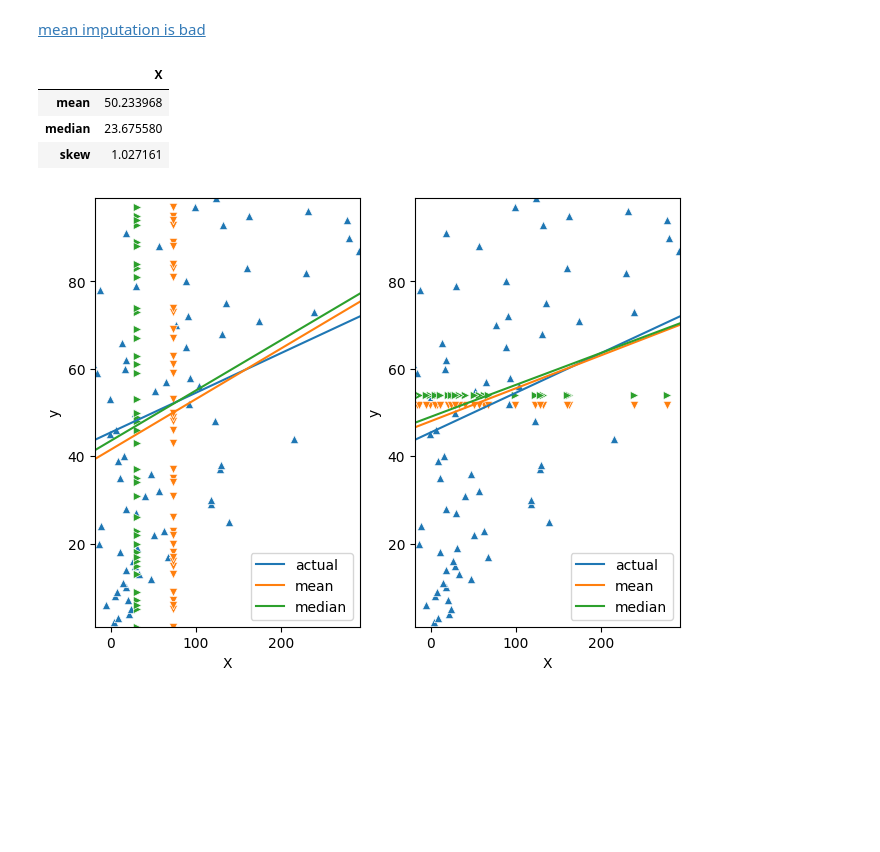
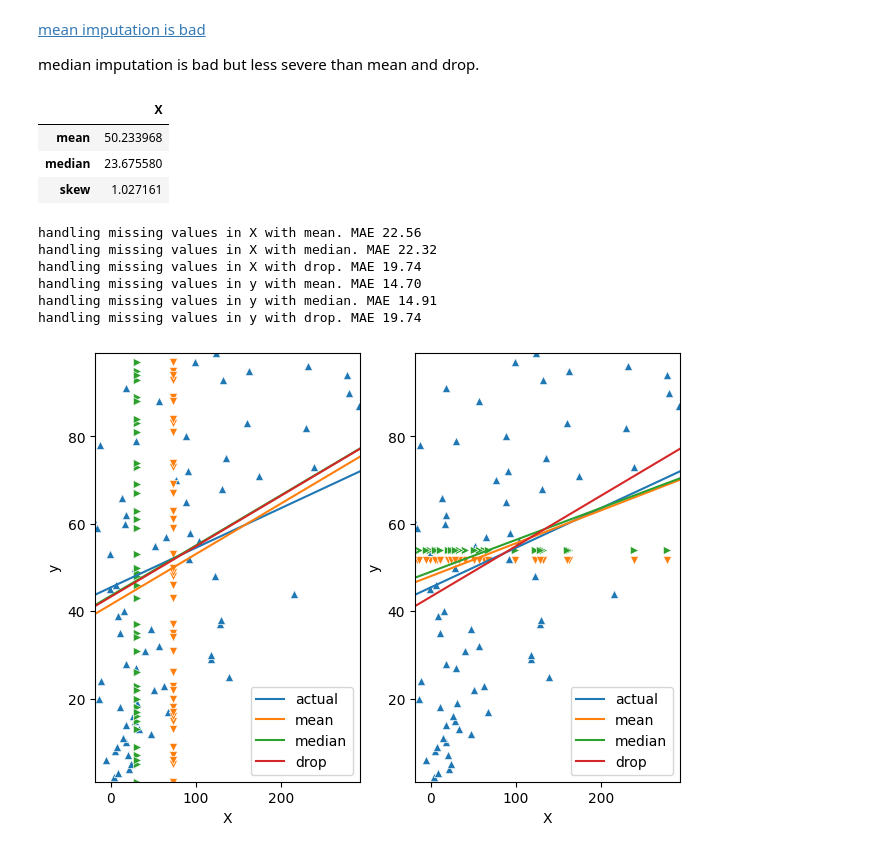
Before and after one commit to jasonrichdarmawan/hacktiv8-ftds-fase0, a Jupyter notebook: x_fase1/week04_day06_libur/pm/pm.ipynb, the cells around one changed output. Drawn from its saved outputs; the diff is of its cells as text; code cells hidden in the pictures; blank space fills up the shorter version.

```diff
--- a/x_fase1/week04_day06_libur/pm/pm.ipynb
+++ b/x_fase1/week04_day06_libur/pm/pm.ipynb
@@ -1,5 +1,7 @@
 # %% [markdown]
 [mean imputation is bad](https://www.theanalysisfactor.com/mean-imputation/#:~:text=Problem%20%231%3A%20Mean%20imputation%20does,of%20the%20mean%20remains%20unbiased.)
+
+median imputation is bad but less severe than mean and drop.
 # %%
 import pandas as pd
 import numpy as np
@@ -11,9 +14,9 @@ rnd = np.random.RandomState(0)
 
 df = pd.DataFrame(
     data={
-        'X': np.arange(1,100,1) * rnd.normal(1,2,99),
         # noise
         # reference: https://stackoverflow.com/questions/14058340/adding-noise-to-a-signal-in-python
+        'X': np.arange(1,100,1) * rnd.normal(1,2,99),
         'y': np.arange(1,100,1)
     }
 )
@@ -33,31 +36,58 @@ for column, ax in zip(['X', 'y'], axs.ravel()):
     lin_act = LinearRegression().fit(X=df[['X']], y=df['y'])
     y_lin_act = lin_act.predict(df[['X']])
     sns.lineplot(x=df['X'], y=y_lin_act, ax=ax, label='actual')
 
     # mean/median imputation
 
     ## mean imputation
     df_mea = df.copy()
     df_mea[column] = df_mea[column].drop(index=drop_indices)
     df_mea[column].fillna(df_mea[column].mean(), inplace=True)
     sns.scatterplot(data=df_mea.iloc[drop_indices], x='X', y='y', marker='v', ax=ax)
 
     lin_mea = LinearRegression().fit(X=df_mea[['X']], y=df_mea['y'])
     y_lin_mea = lin_mea.predict(df_mea[['X']])
     sns.lineplot(x=df_mea['X'], y=y_lin_mea, ax=ax, label='mean')
+    print('handling missing values in {0} with {1}. MAE {2:.2f}'
+        .format(column,
+                "mean",
+                mean_absolute_error(y_true=df_mea['y'], y_pred=y_lin_mea)))
 
     ## median imputation
     df_med = df.copy()
     df_med[column] = df_med[column].drop(index=drop_indices)
     df_med[column].fillna(df_med[column].median(), inplace=True)
     sns.scatterplot(data=df_med.iloc[drop_indices], x='X', y='y', marker='>', ax=ax)
 
     lin_med = LinearRegression().fit(X=df_med[['X']], y=df_med['y'])
     y_lin_med = lin_med.predict(df_med[['X']])
     sns.lineplot(x=df_med['X'], y=y_lin_med, ax=ax, label='median')
+    print('handling missing values in {0} with {1}. MAE {2:.2f}'
+        .format(column,
+                "median",
+                mean_absolute_error(y_true=df_med['y'], y_pred=y_lin_med)))
+
+    ## no imputation
+    df_drop = df.copy()
+    df_drop[column] = df_drop[column].drop(index=drop_indices)
+    df_drop.dropna(axis=0, inplace=True)
+
+    lin_drop = LinearRegression().fit(X=df_drop[['X']], y=df_drop['y'])
+    y_lin_drop = lin_drop.predict(df_drop[['X']])
+    sns.lineplot(x=df_drop['X'], y=y_lin_drop, ax=ax, label='drop')
+    print('handling missing values in {0} with {1}. MAE {2:.2f}'
+        .format(column,
+                "drop",
+                mean_absolute_error(y_true=df_drop['y'], y_pred=y_lin_drop)))
 # %% [output]
 |  | X |
 | mean | 50.233968 |
 | median | 23.675580 |
 | skew | 1.027161 |
+handling missing values in X with mean. MAE 22.56
+handling missing values in X with median. MAE 22.32
+handling missing values in X with drop. MAE 19.74
+handling missing values in y with mean. MAE 14.70
+handling missing values in y with median. MAE 14.91
+handling missing values in y with drop. MAE 19.74
-[figure, old version]
+[figure, new version]
```
Also changed, not shown: parts of 1 cell of this notebook.
